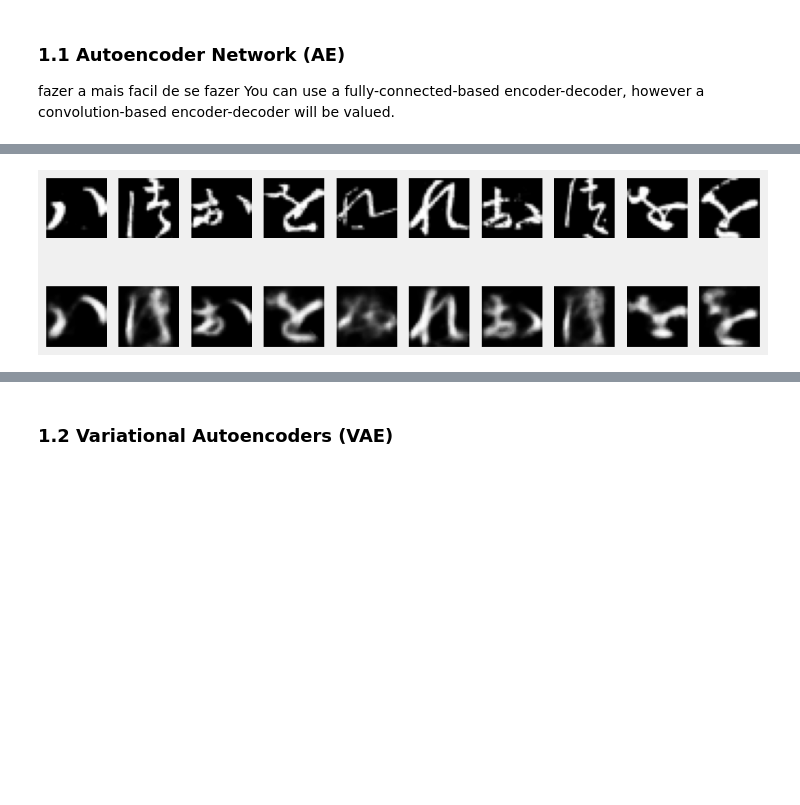
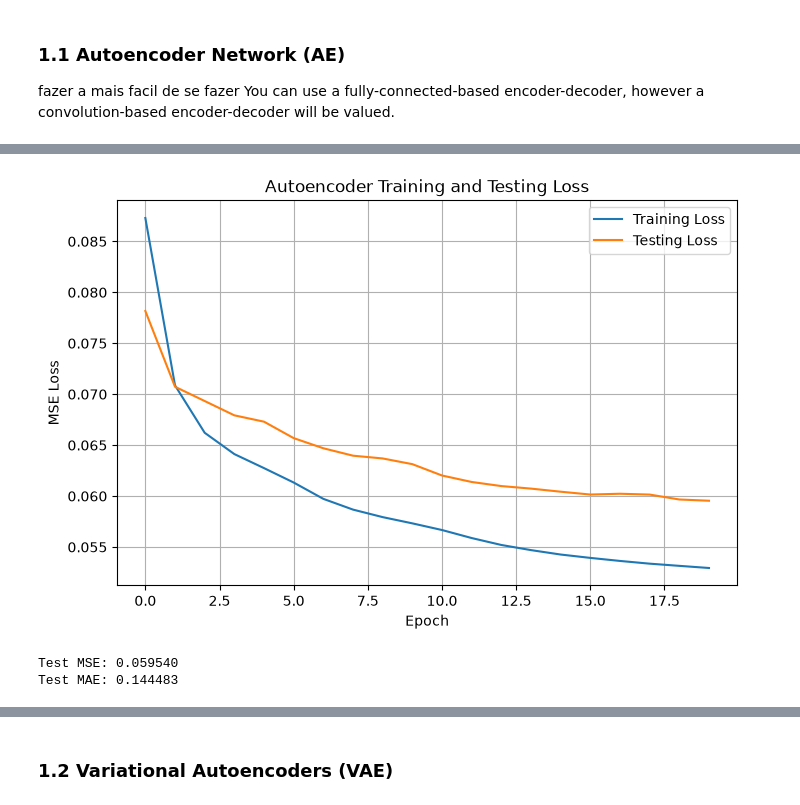
Before and after one commit to LucianaOR/-APA-Applied-Deep-Learning, a Jupyter notebook: Assignment2/PA2.ipynb, the cells around one changed output, grey strips where cells are left out. Cells and saved outputs as stored; diff of their text form; code cells hidden in the pictures; blank space fills up the shorter version.

```diff
--- a/Assignment2/PA2.ipynb
+++ b/Assignment2/PA2.ipynb
@@ -11,3 +11,16 @@ import torch
 from torch import nn, optim
 from torchvision import datasets, transforms
 import matplotlib.pyplot as plt
+import numpy as np
+
+from sklearn.manifold import TSNE
+from torch.utils.data import DataLoader
+
+if torch.cuda.is_available():
+    device = torch.device("cuda")
+elif torch.backends.mps.is_available():
+    device = torch.device("mps")
+else:
+    device = torch.device("cpu")
+
+print("Using device:", device)
@@ -83,6 +101,14 @@ class AE(nn.Module):
         decoded = self.decoder(encoded)
         return decoded
 # %%
-model = AE()
+ae = AE().to(device)
+
 loss_function = nn.MSELoss()
-optimizer = optim.Adam(model.parameters(), lr=1e-3, weight_decay=1e-8)
+
+optimizer = optim.Adam(
+    ae.parameters(),
+    lr=1e-3,
+    weight_decay=1e-8
+)
+
+print(ae)
@@ -142,17 +207,48 @@ Epoch 20/20, Loss: 0.051575
 # %%
-model.eval()
-dataiter = iter(train_loader)
-images, _ = next(dataiter)
+plt.figure(figsize=(8, 5))
 
-images = images.view(-1, 28 * 28).to(device)
-reconstructed = model(images)
+plt.plot(train_losses, label="Training Loss")
+plt.plot(test_losses, label="Testing Loss")
 
-fig, axes = plt.subplots(nrows=2, ncols=10, figsize=(10, 3))
-for i in range(10):
-    axes[0, i].imshow(images[i].cpu().detach().numpy().reshape(28, 28), cmap='gray')
-    axes[0, i].axis('off')
-    axes[1, i].imshow(reconstructed[i].cpu().detach().numpy().reshape(28, 28), cmap='gray')
-    axes[1, i].axis('off')
+plt.xlabel("Epoch")
+plt.ylabel("MSE Loss")
+plt.title("Autoencoder Training and Testing Loss")
+
+plt.legend()
+plt.grid()
 plt.show()
 # %% [output]
-[figure, old version]
+[figure, new version]
+# %%
+ae.eval()
+
+total_mse = 0.0
+total_mae = 0.0
+total_pixels = 0
+
+with torch.no_grad():
+
+    for images, _ in test_loader:
+
+        images = images.view(-1, 28 * 28).to(device)
+
+        reconstructed = ae(images)
+
+        total_mse += nn.functional.mse_loss(
+            reconstructed, images, reduction="sum"
+        ).item()
+
+        total_mae += nn.functional.l1_loss(
+            reconstructed, images, reduction="sum"
+        ).item()
+
+        total_pixels += images.numel()
+
+test_mse = total_mse / total_pixels
+test_mae = total_mae / total_pixels
+
+print(f"Test MSE: {test_mse:.6f}")
+print(f"Test MAE: {test_mae:.6f}")
+# %% [output]
+Test MSE: 0.059540
+Test MAE: 0.144483
```
Also changed, not shown: parts of 50 cells of this notebook, 1 other file.
